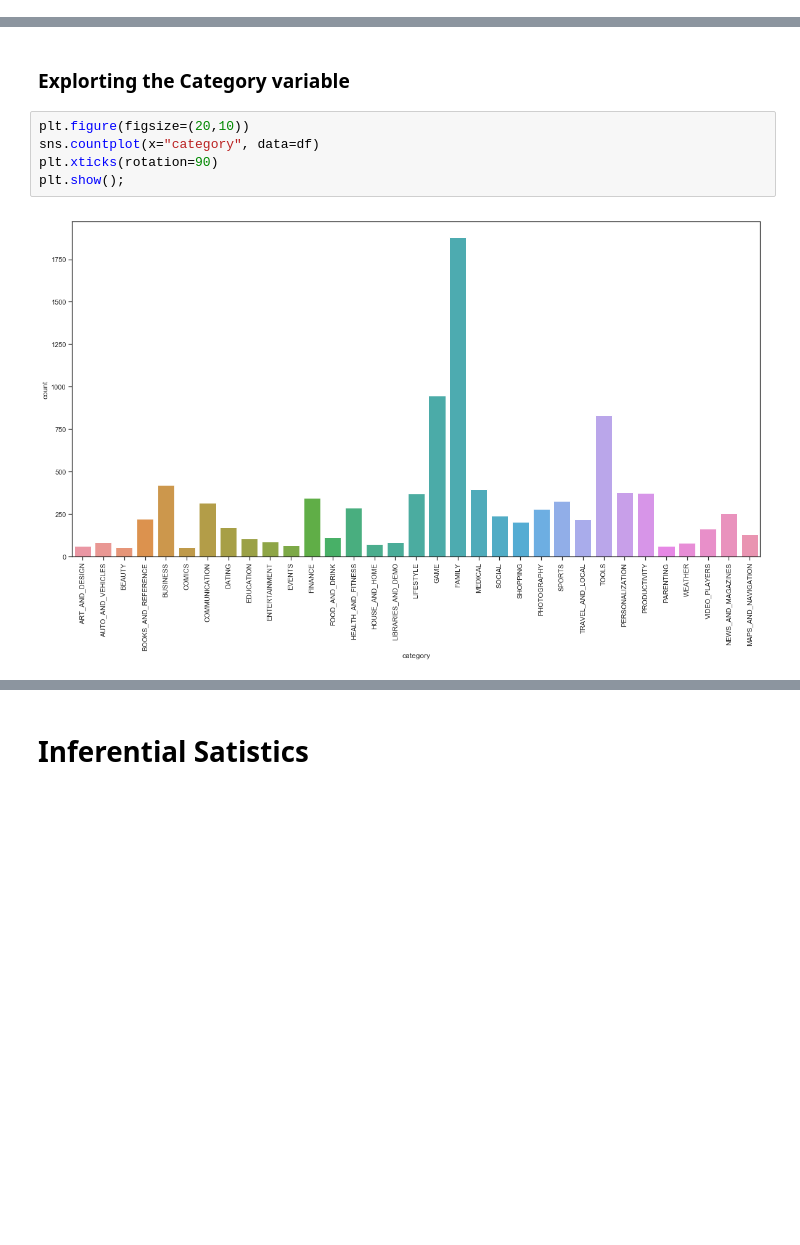
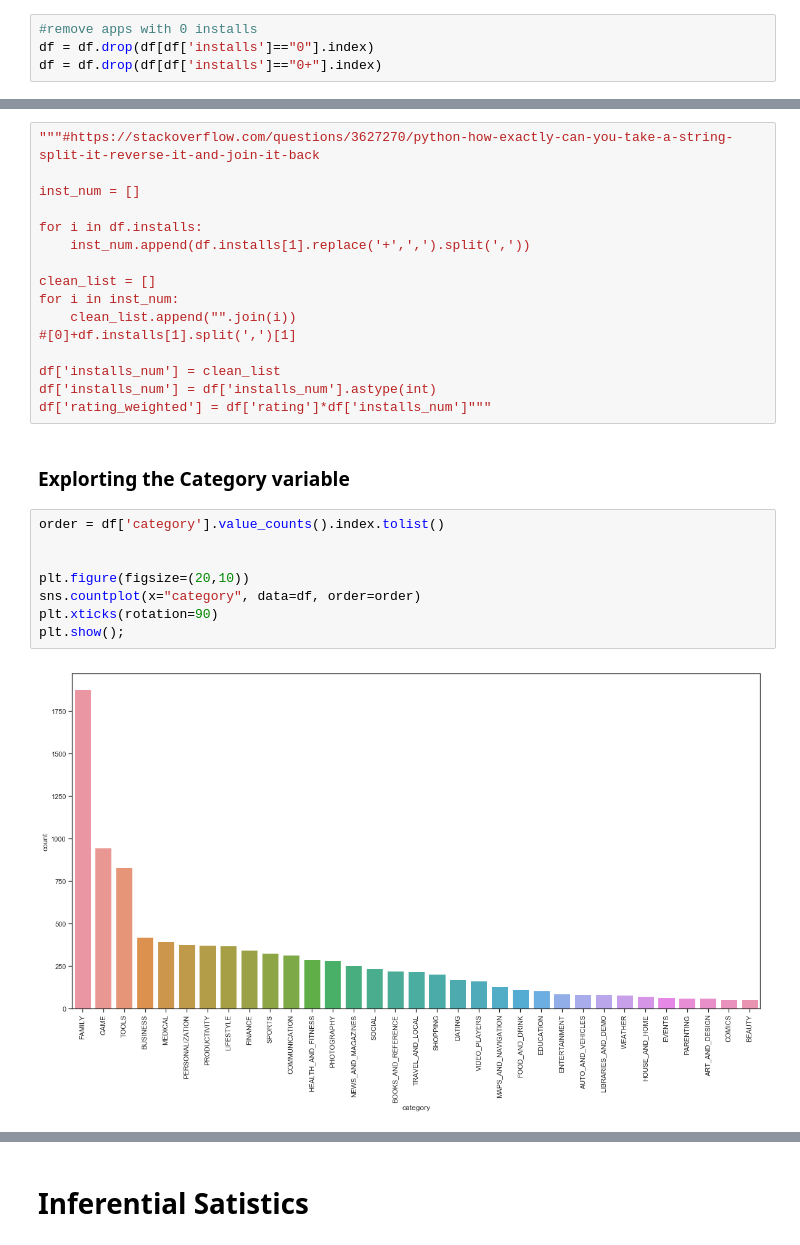
Before and after one commit to igorstojanovic91/google-play-store, a Jupyter notebook: Google Play Store Aanalysis.ipynb, the cells around one changed output, grey strips where cells are left out. Saved outputs shown, nothing was run; the diff lists cells and outputs as text; blank space fills up the shorter version.

Commit message:
Continuing Data Analysis Section

```diff
--- a/Google Play Store Aanalysis.ipynb
+++ b/Google Play Store Aanalysis.ipynb
@@ -441,6 +441,10 @@ df.installs.value_counts()
 Free                 1
 0                    1
 Name: installs, dtype: int64
+# %%
+#remove apps with 0 installs
+df = df.drop(df[df['installs']=="0"].index)
+df = df.drop(df[df['installs']=="0+"].index)
 # %%
 #The value_counts show that this can be remained, free must be transformed to n/a
 df['installs'] = df['installs'].apply(lambda x: np.NAN if x == "Free" else x)
@@ -732,12 +729,31 @@ plt.show();
+# %%
+"""#https://stackoverflow.com/questions/3627270/python-how-exactly-can-you-take-a-string-split-it-reverse-it-and-join-it-back
+
+inst_num = []
+
+for i in df.installs:
+    inst_num.append(df.installs[1].replace('+',',').split(','))
+
+clean_list = []
+for i in inst_num:
+    clean_list.append("".join(i))
+#[0]+df.installs[1].split(',')[1]
+
+df['installs_num'] = clean_list
+df['installs_num'] = df['installs_num'].astype(int)
+df['rating_weighted'] = df['rating']*df['installs_num']"""
 # %% [markdown]
 ### Explorting the Category variable
 # %%
+order = df['category'].value_counts().index.tolist()
+
+
 plt.figure(figsize=(20,10))
-sns.countplot(x="category", data=df)
+sns.countplot(x="category", data=df, order=order)
 plt.xticks(rotation=90)
 plt.show();
 # %% [output]
-[figure, old version]
+[figure, new version]
 # %%
 plt.figure(figsize=(20,10))
 
```
Also changed, not shown: parts of 18 cells of this notebook.
